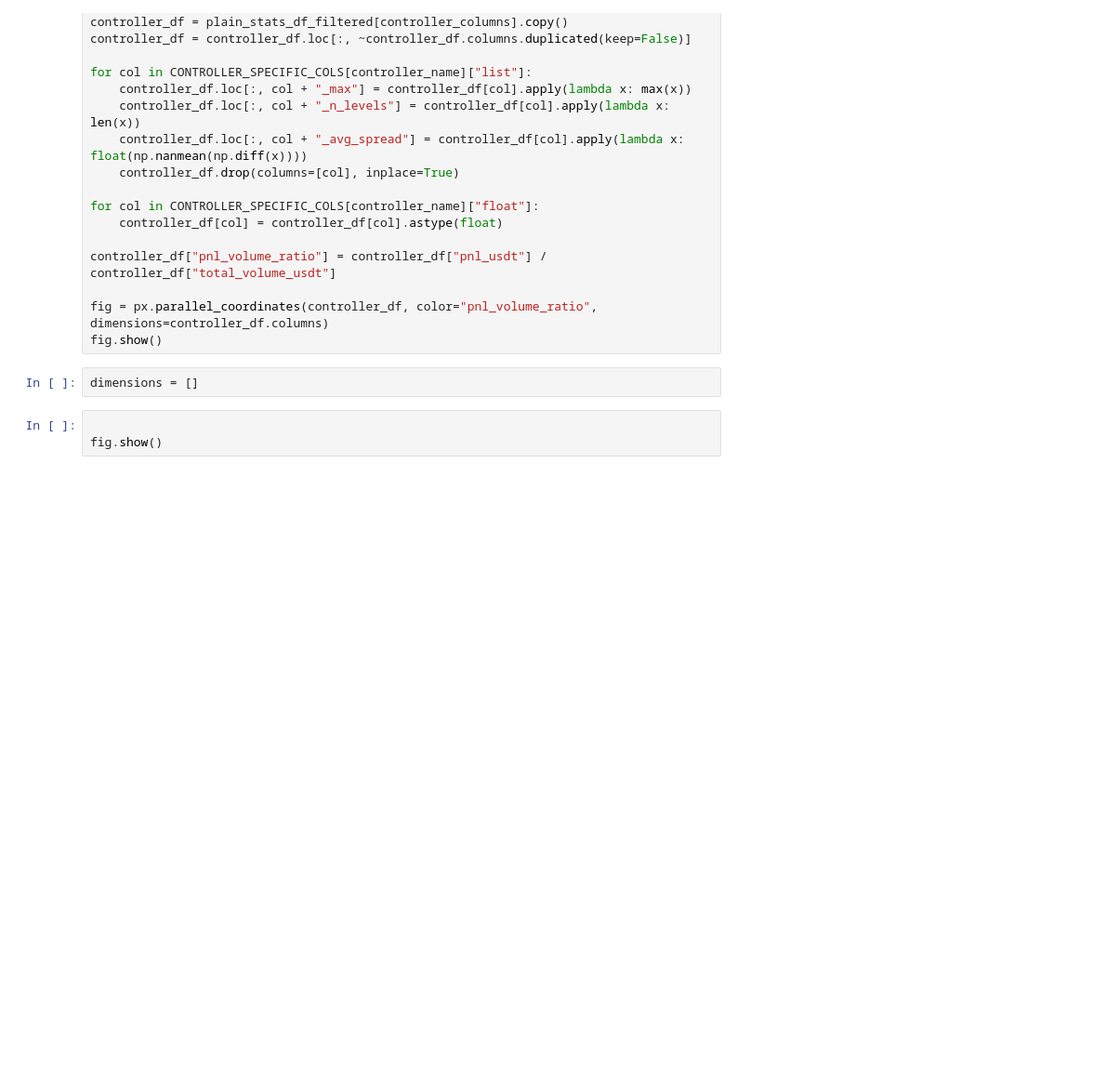
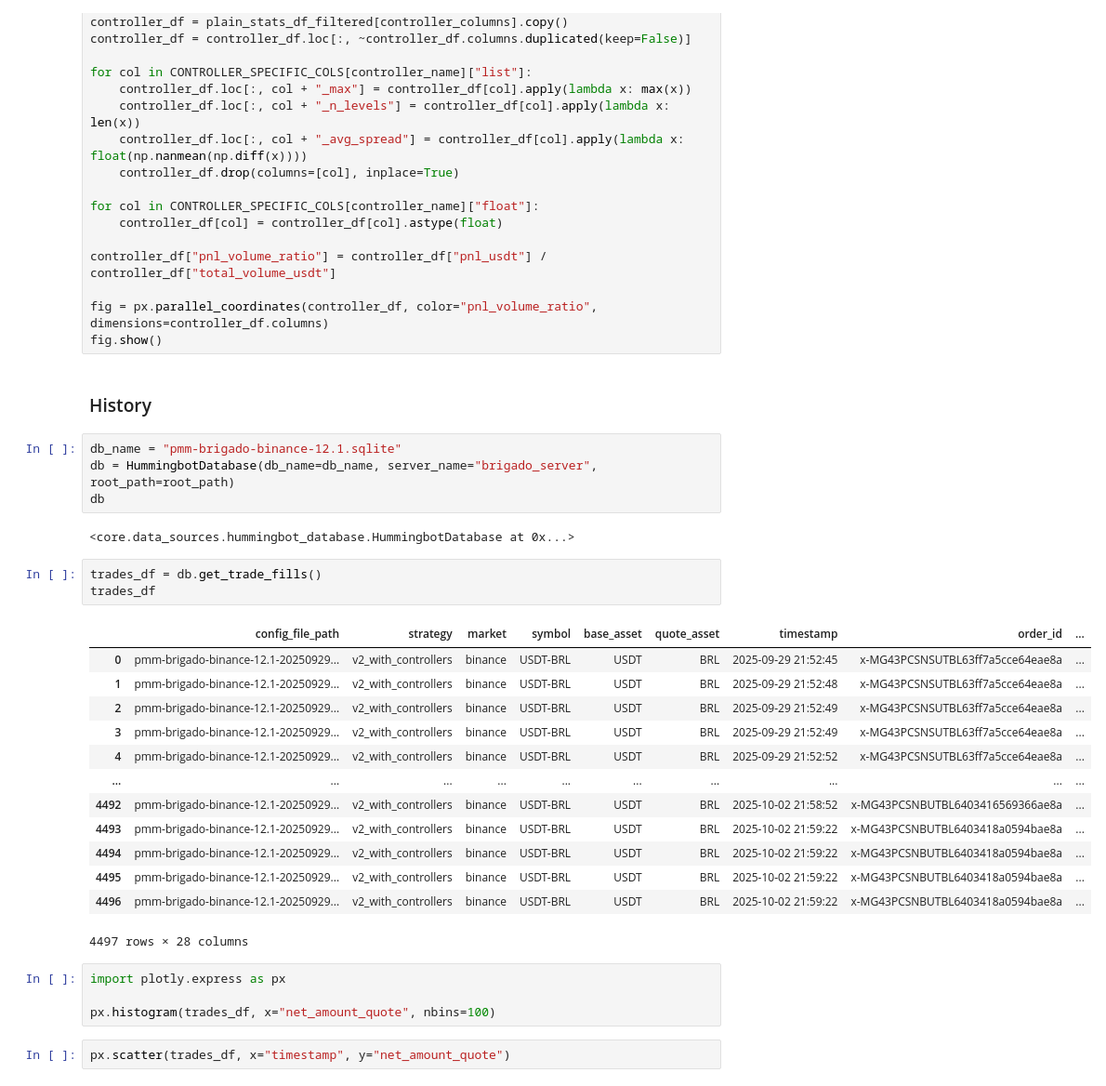
Before and after one commit to tomasgaudino/quants-lab, a Jupyter notebook: research_notebooks/brigado/02_Performance.ipynb, the cells around one changed output. Shown at 93% size. Cells and saved outputs as stored; diff of their text form; blank space fills up the shorter version.

```diff
--- a/research_notebooks/brigado/02_Performance.ipynb
+++ b/research_notebooks/brigado/02_Performance.ipynb
@@ -245,8 +291,34 @@ controller_df["pnl_volume_ratio"] = controller_df["pnl_usdt"] / controller_df["t
 
 fig = px.parallel_coordinates(controller_df, color="pnl_volume_ratio", dimensions=controller_df.columns)
 fig.show()
-# %%
-dimensions = []
-# %%
-
-fig.show()
+# %% [markdown]
+### History
+# %%
+db_name = "pmm-brigado-binance-12.1.sqlite"
+db = HummingbotDatabase(db_name=db_name, server_name="brigado_server", root_path=root_path)
+db
+# %% [output]
+<core.data_sources.hummingbot_database.HummingbotDatabase at 0x...>
+# %%
+trades_df = db.get_trade_fills()
+trades_df
+# %% [output]
+|  | config_file_path | strategy | market | symbol | base_asset | quote_asset | timestamp | order_id | ... |
+| 0 | pmm-brigado-binance-12.1-20250929... | v2_with_controllers | binance | USDT-BRL | USDT | BRL | 2025-09-29 21:52:45 | x-MG43PCSNSUTBL63ff7a5cce64eae8a | ... |
+| 1 | pmm-brigado-binance-12.1-20250929... | v2_with_controllers | binance | USDT-BRL | USDT | BRL | 2025-09-29 21:52:48 | x-MG43PCSNSUTBL63ff7a5cce64eae8a | ... |
+| 2 | pmm-brigado-binance-12.1-20250929... | v2_with_controllers | binance | USDT-BRL | USDT | BRL | 2025-09-29 21:52:49 | x-MG43PCSNSUTBL63ff7a5cce64eae8a | ... |
+| 3 | pmm-brigado-binance-12.1-20250929... | v2_with_controllers | binance | USDT-BRL | USDT | BRL | 2025-09-29 21:52:49 | x-MG43PCSNSUTBL63ff7a5cce64eae8a | ... |
+| 4 | pmm-brigado-binance-12.1-20250929... | v2_with_controllers | binance | USDT-BRL | USDT | BRL | 2025-09-29 21:52:52 | x-MG43PCSNSUTBL63ff7a5cce64eae8a | ... |
+| ... | ... | ... | ... | ... | ... | ... | ... | ... | ... |
+| 4492 | pmm-brigado-binance-12.1-20250929... | v2_with_controllers | binance | USDT-BRL | USDT | BRL | 2025-10-02 21:58:52 | x-MG43PCSNBUTBL6403416569366ae8a | ... |
+| 4493 | pmm-brigado-binance-12.1-20250929... | v2_with_controllers | binance | USDT-BRL | USDT | BRL | 2025-10-02 21:59:22 | x-MG43PCSNBUTBL6403418a0594bae8a | ... |
+| 4494 | pmm-brigado-binance-12.1-20250929... | v2_with_controllers | binance | USDT-BRL | USDT | BRL | 2025-10-02 21:59:22 | x-MG43PCSNBUTBL6403418a0594bae8a | ... |
+| 4495 | pmm-brigado-binance-12.1-20250929... | v2_with_controllers | binance | USDT-BRL | USDT | BRL | 2025-10-02 21:59:22 | x-MG43PCSNBUTBL6403418a0594bae8a | ... |
+| 4496 | pmm-brigado-binance-12.1-20250929... | v2_with_controllers | binance | USDT-BRL | USDT | BRL | 2025-10-02 21:59:22 | x-MG43PCSNBUTBL6403418a0594bae8a | ... |
+4497 rows × 28 columns
+# %%
+import plotly.express as px
+
+px.histogram(trades_df, x="net_amount_quote", nbins=100)
+# %%
+px.scatter(trades_df, x="timestamp", y="net_amount_quote")
```
Also changed, not shown: parts of 6 cells of this notebook, 5 other files.
